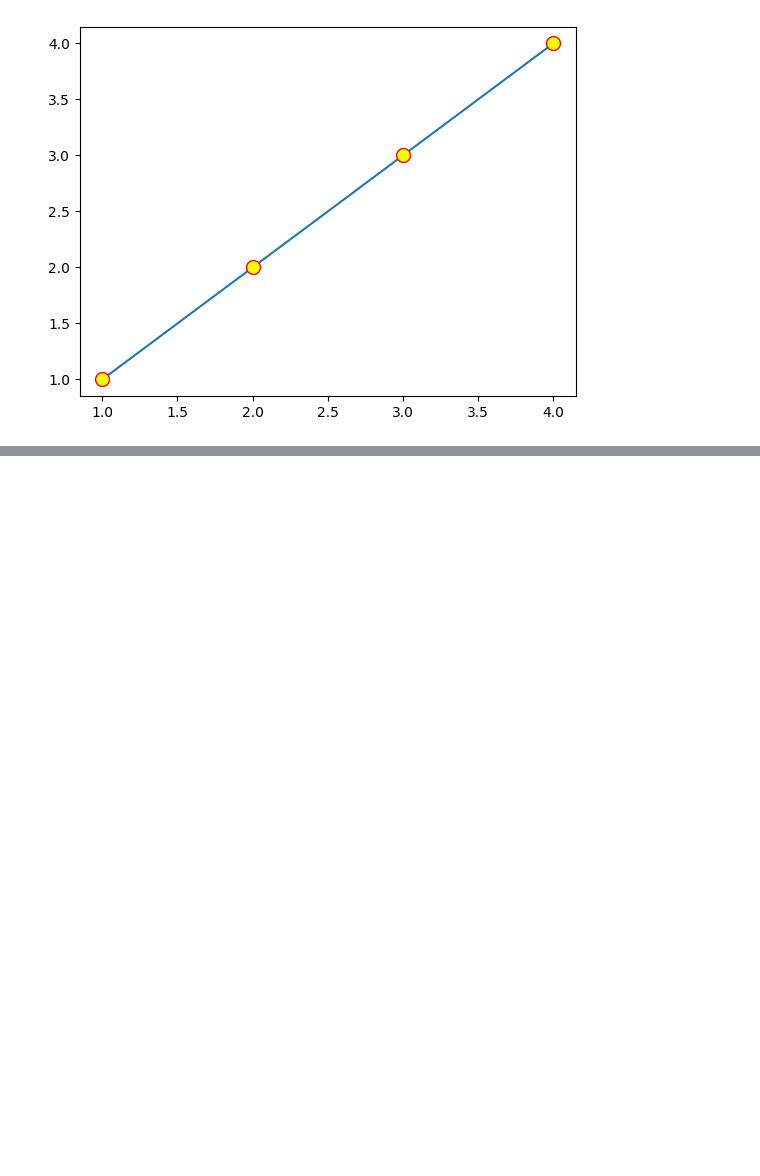
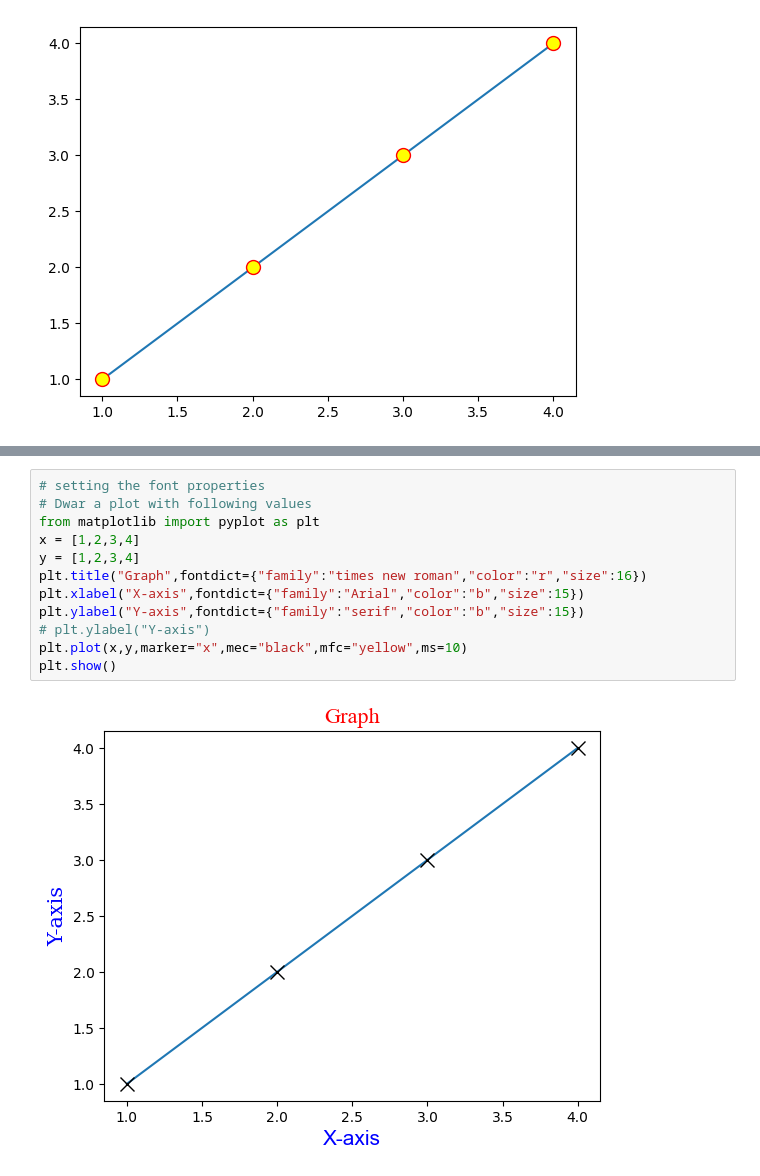
Before and after one commit to harshalkharabe/Python, a Jupyter notebook: PYTHON_FOR_DATA_SCIENCE/Matplotlib/matplotlib.ipynb, the cells around one changed output, grey strips where cells are left out. Drawn from its saved outputs; the diff is of its cells as text; blank space fills up the shorter version.

Commit message:
Matplotlib for Visulization

```diff
--- a/PYTHON_FOR_DATA_SCIENCE/Matplotlib/matplotlib.ipynb
+++ b/PYTHON_FOR_DATA_SCIENCE/Matplotlib/matplotlib.ipynb
@@ -157,0 +158,14 @@ plt.show()
+# %%
+# setting the font properties
+# Dwar a plot with following values
+from matplotlib import pyplot as plt
+x = [1,2,3,4]
+y = [1,2,3,4]
+plt.title("Graph",fontdict={"family":"times new roman","color":"r","size":16})
+plt.xlabel("X-axis",fontdict={"family":"Arial","color":"b","size":15})
+plt.ylabel("Y-axis",fontdict={"family":"serif","color":"b","size":15})
+# plt.ylabel("Y-axis")
+plt.plot(x,y,marker="x",mec="black",mfc="yellow",ms=10)
+plt.show()
+# %% [output]
+[figure, added]
```
Also changed, not shown: parts of 3 cells of this notebook.
